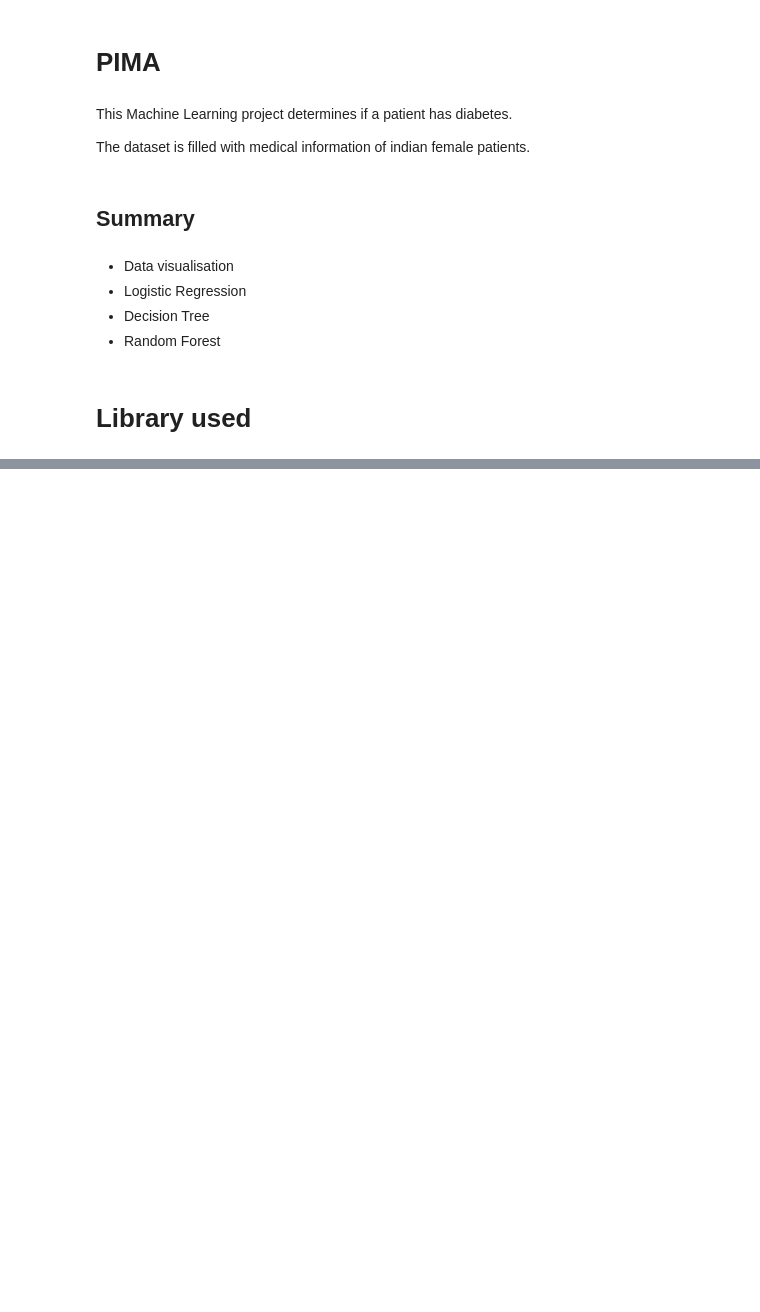
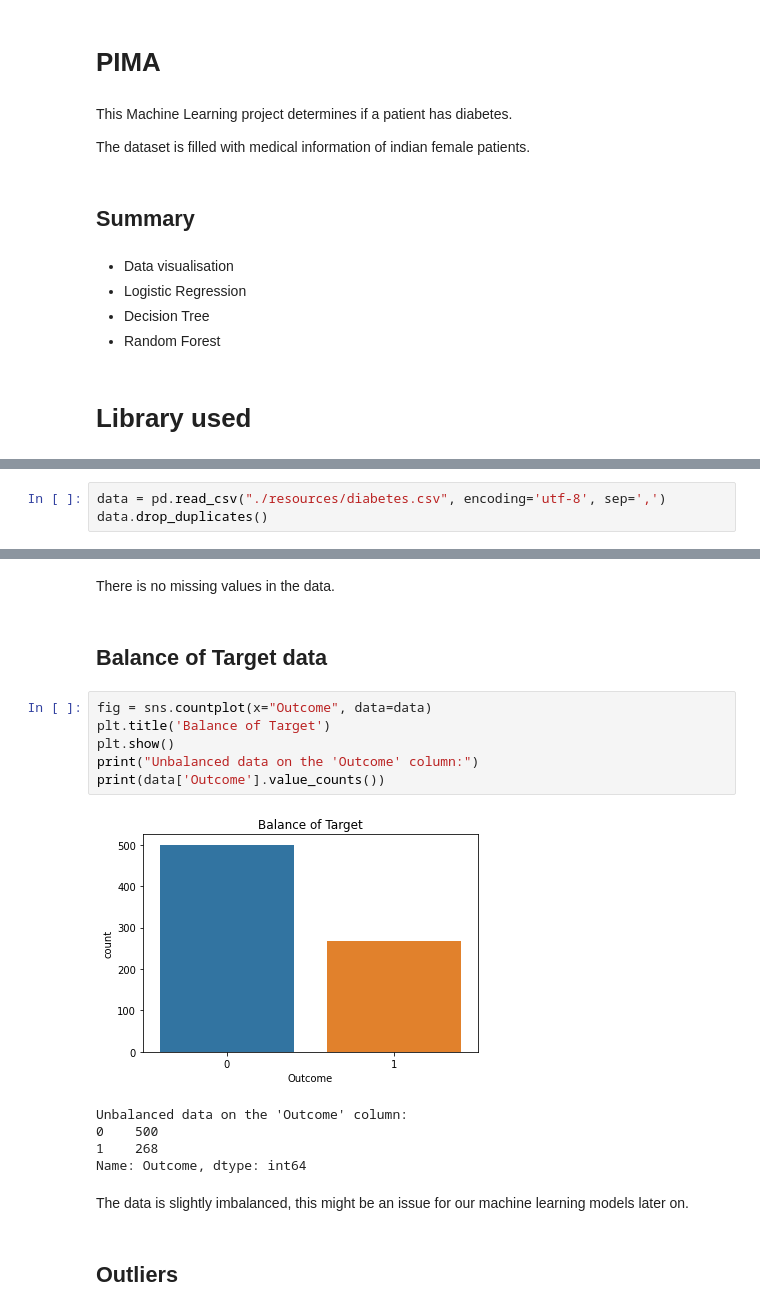
Before and after one commit to lynda-trad/PIMA, a Jupyter notebook: PIMA.ipynb, the cells around one changed output, grey strips where cells are left out. Saved outputs shown, nothing was run; the diff lists cells and outputs as text; blank space fills up the shorter version.

Commit message:
add data visualisation and logistic regression

```diff
--- a/PIMA.ipynb
+++ b/PIMA.ipynb
@@ -43,0 +48,3 @@ filterwarnings('ignore')
+# %%
+data = pd.read_csv("./resources/diabetes.csv", encoding='utf-8', sep=',')
+data.drop_duplicates()
@@ -43,0 +80,20 @@ filterwarnings('ignore')
+# %% [markdown]
+There is no missing values in the data.
+# %% [markdown]
+## Balance of Target data
+# %%
+fig = sns.countplot(x="Outcome", data=data)
+plt.title('Balance of Target')
+plt.show()
+print("Unbalanced data on the 'Outcome' column:")
+print(data['Outcome'].value_counts())
+# %% [output]
+[figure, added]
+Unbalanced data on the 'Outcome' column:
+0    500
+1    268
+Name: Outcome, dtype: int64
+# %% [markdown]
+The data is slightly imbalanced, this might be an issue for our machine learning models later on.
+# %% [markdown]
+## Outliers
```
Also changed, not shown: parts of 22 cells of this notebook.
